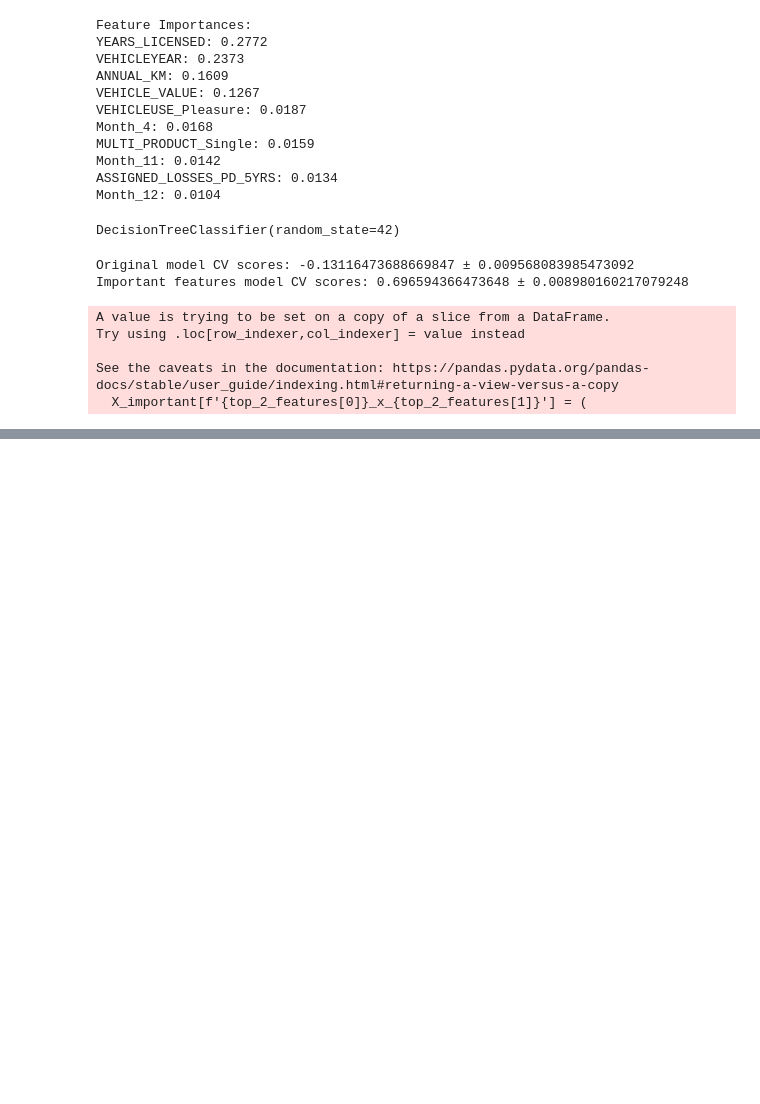
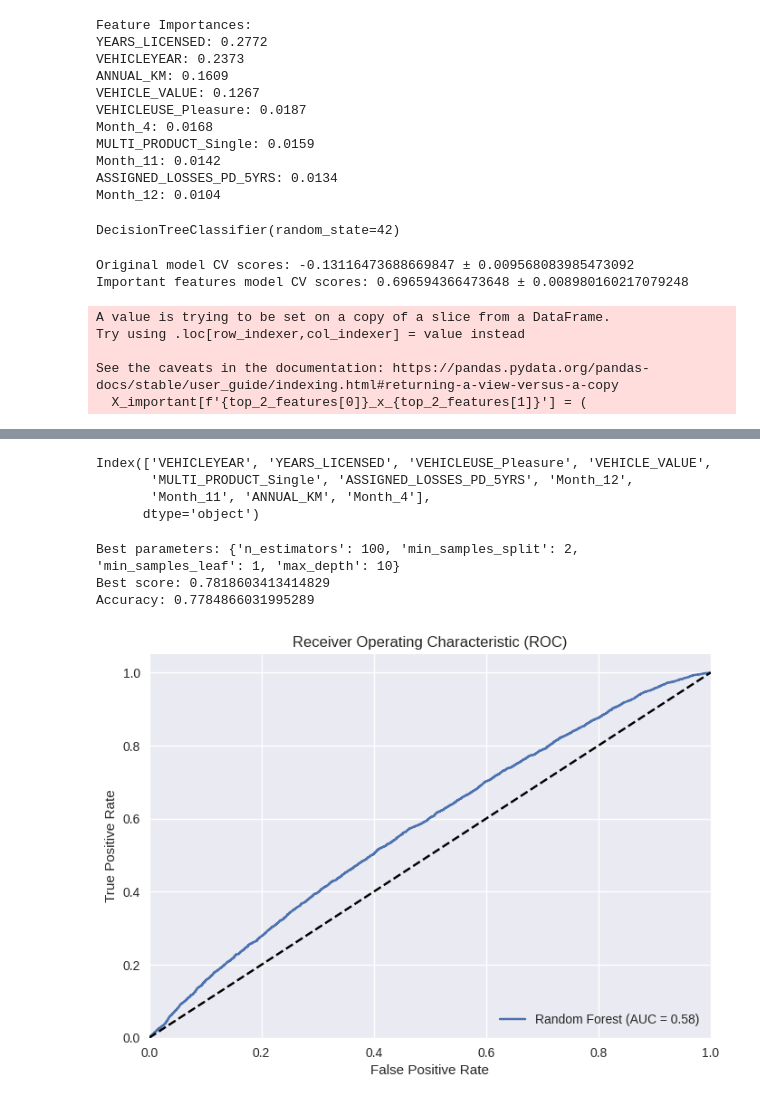
Before and after one commit to TheGooseGuy/Insurance-Product-Prediction, a Jupyter notebook: Project2_Solution.ipynb, the cells around one changed output, grey strips where cells are left out. Cells and saved outputs as stored; diff of their text form; code cells hidden in the pictures; blank space fills up the shorter version.

```diff
--- a/Project2_Solution.ipynb
+++ b/Project2_Solution.ipynb
@@ -831,0 +921,75 @@ plt.show()
+# %%
+from sklearn.ensemble import RandomForestClassifier
+import pandas as pd
+
+# Train random forest
+rf = RandomForestClassifier(n_estimators=100, random_state=42)
+rf.fit(X, y)
+
+# Get feature importances
+importances = rf.feature_importances_
+feature_importances = pd.Series(importances, index=X.columns)
+
+# Set a threshold (e.g., top 20 features or a certain importance value)
+threshold = 0.01
+important_features = feature_importances[feature_importances > threshold].index
+
+# Use only important features for future modeling
+X_important = X[important_features]
+print(important_features)
+# %% [output]
+Index(['VEHICLEYEAR', 'YEARS_LICENSED', 'VEHICLEUSE_Pleasure', 'VEHICLE_VALUE',
+       'MULTI_PRODUCT_Single', 'ASSIGNED_LOSSES_PD_5YRS', 'Month_12',
+       'Month_11', 'ANNUAL_KM', 'Month_4'],
+      dtype='object')
+# %%
+from sklearn.ensemble import RandomForestClassifier
+from sklearn.model_selection import train_test_split
+from sklearn.metrics import accuracy_score, roc_curve, roc_auc_score
+import matplotlib.pyplot as plt
+
+# Split data with important features into training and testing sets
+X_train, X_test, y_train, y_test = train_test_split(X_important, y, test_size=0.2, random_state=42)
+
+
+# Fit the RandomizedSearchCV object to the training data
+random_search.fit(X_train, y_train)
+
+# Print the best parameters and the best score
+print("Best parameters:", random_search.best_params_)
+print("Best score:", random_search.best_score_)
+
+# Initialize a new RandomForestClassifier
+rf_model = RandomForestClassifier(n_estimators=100, random_state=42, min_samples_split=5, min_samples_leaf=1, max_depth=10)
+
+# Train the model on the training data
+rf_model.fit(X_train, y_train)
+
+# Predict on the test set
+y_pred = rf_model.predict(X_test)
+
+# Evaluate the model accuracy
+accuracy = accuracy_score(y_test, y_pred)
+print("Accuracy:", accuracy)
+
+# Calculate ROC curve and AUC
+y_pred_proba = rf_model.predict_proba(X_test)[:, 1]
+fpr, tpr, thresholds = roc_curve(y_test, y_pred_proba)
+roc_auc = roc_auc_score(y_test, y_pred_proba)
+
+# Plot the ROC curve
+plt.figure()
+plt.plot(fpr, tpr, label='Random Forest (AUC = %0.2f)' % roc_auc)
+plt.plot([0, 1], [0, 1], 'k--')
+plt.xlim([0.0, 1.0])
+plt.ylim([0.0, 1.05])
+plt.xlabel('False Positive Rate')
+plt.ylabel('True Positive Rate')
+plt.title('Receiver Operating Characteristic (ROC)')
+plt.legend(loc="lower right")
+plt.show()
+# %% [output]
+Best parameters: {'n_estimators': 100, 'min_samples_split': 2, 'min_samples_leaf': 1, 'max_depth': 10}
+Best score: 0.7818603413414829
+Accuracy: 0.7784866031995289
+[figure, added]
```
Also changed, not shown: parts of 9 cells of this notebook.
